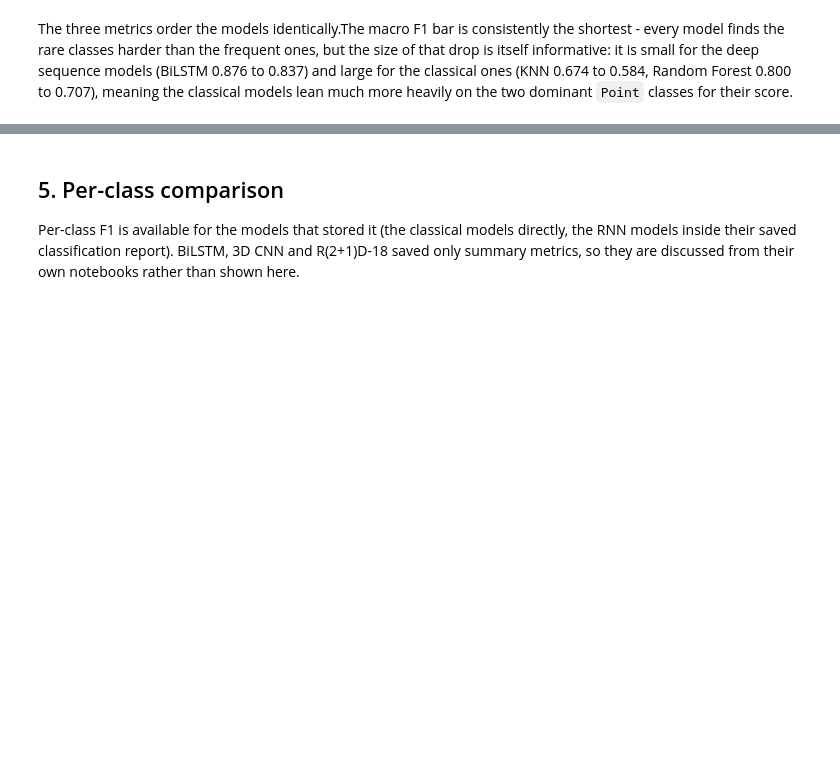
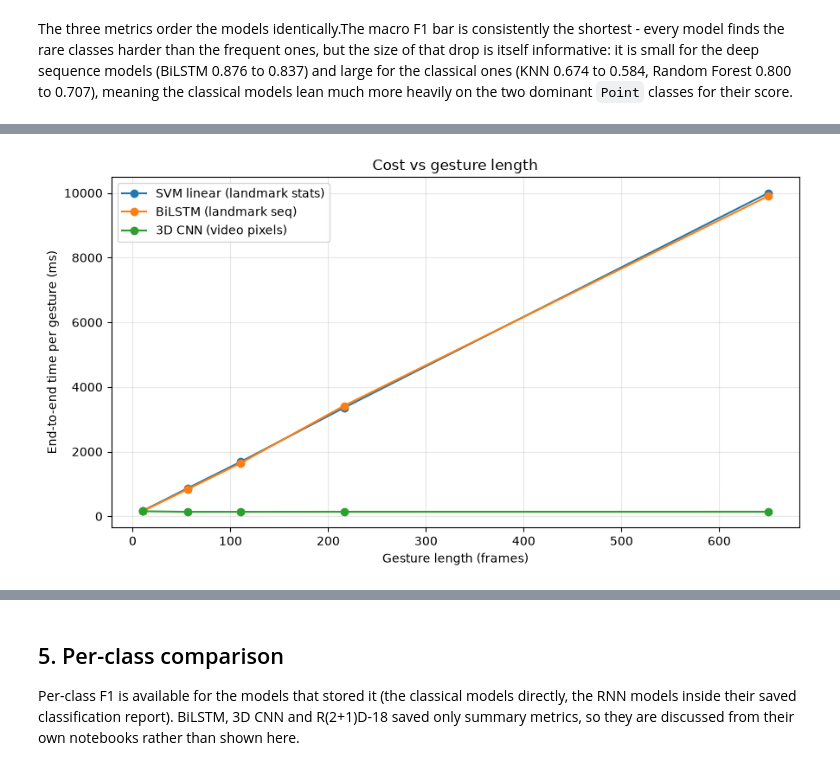
Before and after one commit to lanamatic/video-hand-gesture-recognition, a Jupyter notebook: notebooks/08_final_evaluation.ipynb, the cells around one changed output, grey strips where cells are left out. Cells and saved outputs as stored; diff of their text form; code cells hidden in the pictures; blank space fills up the shorter version.

```diff
--- a/notebooks/08_final_evaluation.ipynb
+++ b/notebooks/08_final_evaluation.ipynb
@@ -185,0 +425,20 @@ One thing about these numbers: the landmark-based timings measure classification
+# %%
+# Does gesture length drive the cost? MediaPipe runs once per frame, the pixel
+# branch always processes exactly 16 frames regardless of gesture duration.
+fig, ax = plt.subplots(figsize=(9, 5))
+
+for pipeline_name in PIPELINES:
+    subset = timing_df[timing_df['Pipeline'] == pipeline_name].sort_values('Frames')
+    ax.plot(subset['Frames'], subset['Total (ms)'], marker='o', label=pipeline_name)
+
+ax.set_xlabel('Gesture length (frames)')
+ax.set_ylabel('End-to-end time per gesture (ms)')
+ax.set_title('Cost vs gesture length')
+ax.legend()
+ax.grid(alpha=0.3)
+
+plt.tight_layout()
+plt.savefig(os.path.join(FIG_DIR, "latency_vs_length.png"), dpi=150, bbox_inches='tight')
+plt.show()
+# %% [output]
+[figure, added]
```
Also changed, not shown: parts of 15 cells of this notebook, 8 other files.
